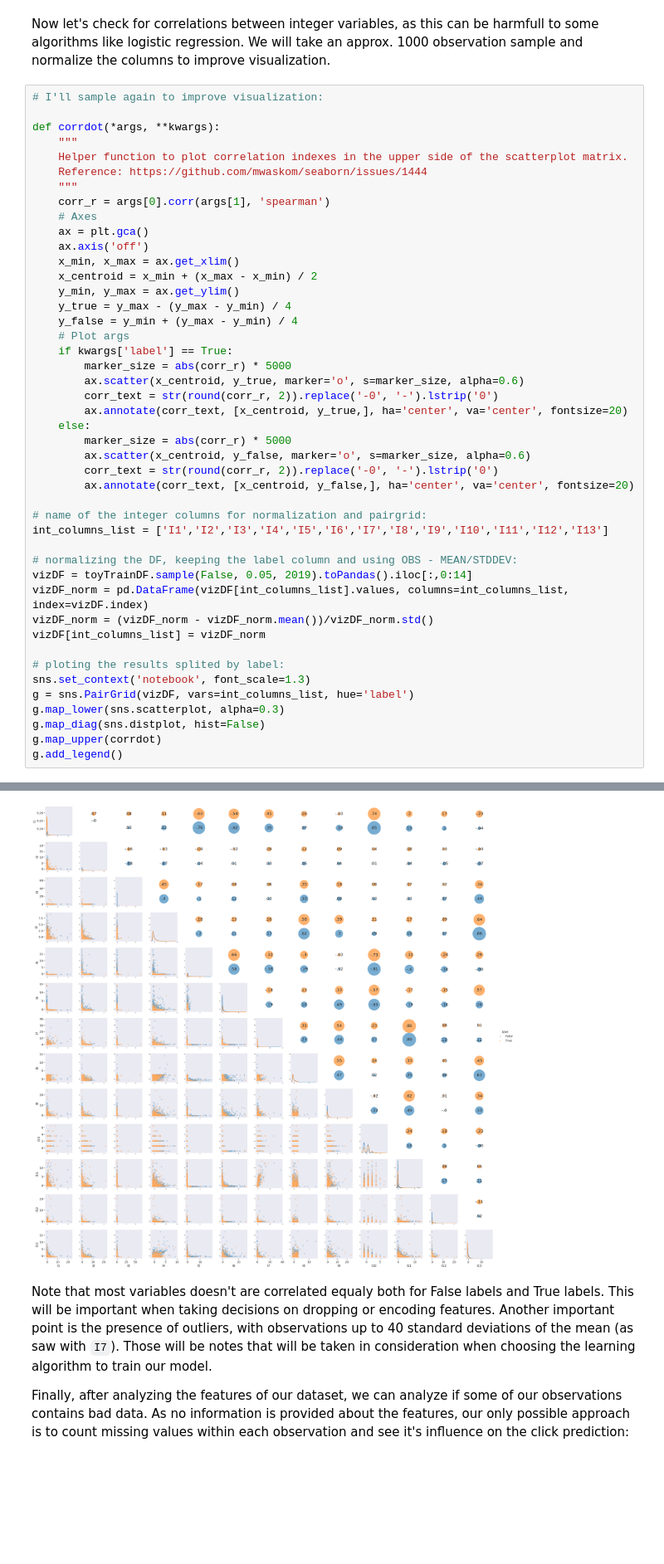
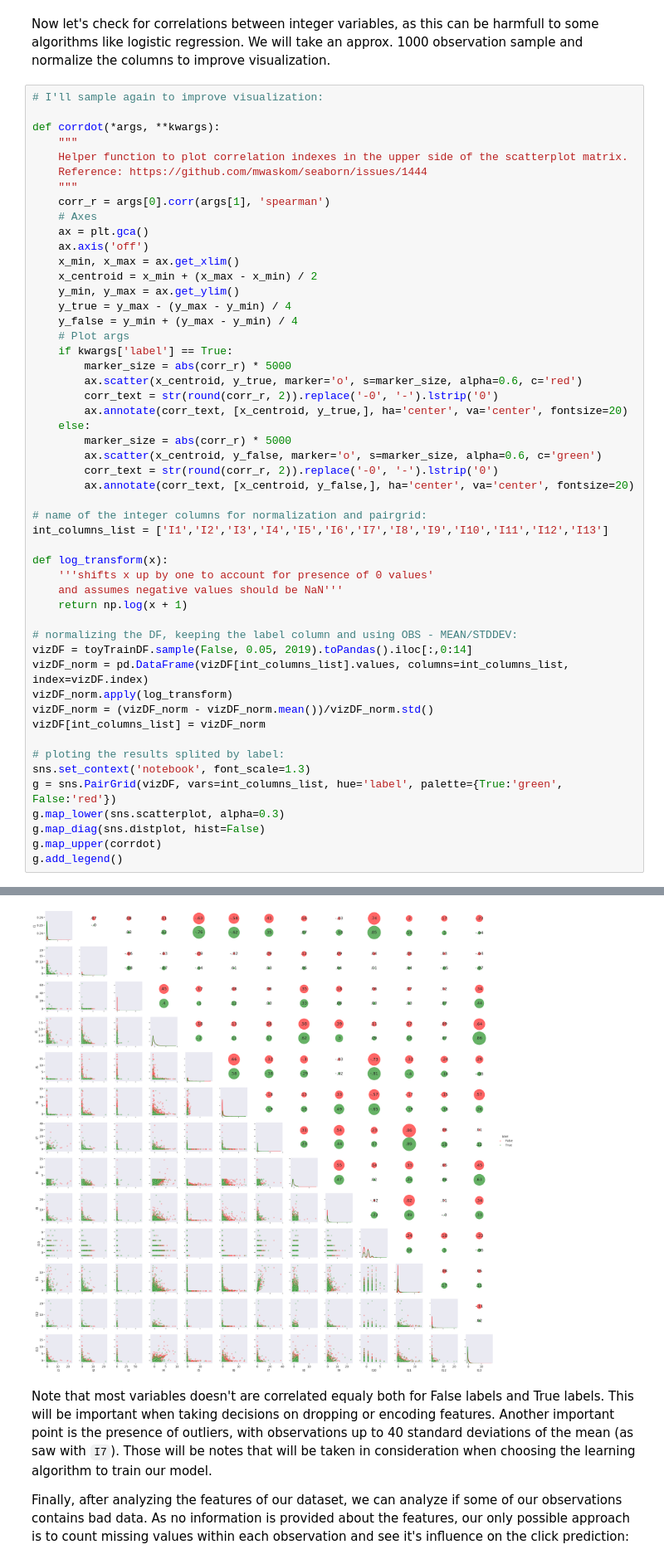
Before and after one commit to MScatolin/W261-SP19-Team13-FinalProject, a Jupyter notebook: QuestionFormulation.ipynb, the cells around one changed output, grey strips where cells are left out. Shown at 83% size. Drawn from its saved outputs; the diff is of its cells as text; blank space fills up the shorter version.

```diff
--- a/QuestionFormulation.ipynb
+++ b/QuestionFormulation.ipynb
@@ -343,37 +357,43 @@ def corrdot(*args, **kwargs):
     y_min, y_max = ax.get_ylim()
     y_true = y_max - (y_max - y_min) / 4
     y_false = y_min + (y_max - y_min) / 4
     # Plot args
     if kwargs['label'] == True:
         marker_size = abs(corr_r) * 5000
-        ax.scatter(x_centroid, y_true, marker='o', s=marker_size, alpha=0.6)
+        ax.scatter(x_centroid, y_true, marker='o', s=marker_size, alpha=0.6, c='red')
         corr_text = str(round(corr_r, 2)).replace('-0', '-').lstrip('0')
         ax.annotate(corr_text, [x_centroid, y_true,], ha='center', va='center', fontsize=20)
     else:
         marker_size = abs(corr_r) * 5000
-        ax.scatter(x_centroid, y_false, marker='o', s=marker_size, alpha=0.6)
+        ax.scatter(x_centroid, y_false, marker='o', s=marker_size, alpha=0.6, c='green')
         corr_text = str(round(corr_r, 2)).replace('-0', '-').lstrip('0')
         ax.annotate(corr_text, [x_centroid, y_false,], ha='center', va='center', fontsize=20)
 
 # name of the integer columns for normalization and pairgrid:
 int_columns_list = ['I1','I2','I3','I4','I5','I6','I7','I8','I9','I10','I11','I12','I13']
 
+def log_transform(x):
+    '''shifts x up by one to account for presence of 0 values'
+    and assumes negative values should be NaN'''
+    return np.log(x + 1)
+
 # normalizing the DF, keeping the label column and using OBS - MEAN/STDDEV:
 vizDF = toyTrainDF.sample(False, 0.05, 2019).toPandas().iloc[:,0:14]
 vizDF_norm = pd.DataFrame(vizDF[int_columns_list].values, columns=int_columns_list, index=vizDF.index)
+vizDF_norm.apply(log_transform)
 vizDF_norm = (vizDF_norm - vizDF_norm.mean())/vizDF_norm.std()
 vizDF[int_columns_list] = vizDF_norm
 
 # ploting the results splited by label:
 sns.set_context('notebook', font_scale=1.3)
-g = sns.PairGrid(vizDF, vars=int_columns_list, hue='label')
+g = sns.PairGrid(vizDF, vars=int_columns_list, hue='label', palette={True:'green', False:'red'})
 g.map_lower(sns.scatterplot, alpha=0.3)
 g.map_diag(sns.distplot, hist=False)
 g.map_upper(corrdot)
 g.add_legend()
 # %% [output]
 <seaborn.axisgrid.PairGrid at 0x...>
-[figure, old version]
+[figure, new version]
 # %% [markdown]
 Note that most variables doesn't are correlated equaly both for False labels and True labels. This will be important when taking decisions on dropping or encoding features. Another important point is the presence of outliers, with observations up to 40 standard deviations of the mean (as saw with `I7`). Those will be notes that will be taken in consideration when choosing the learning algorithm to train our model.
 
```
Also changed, not shown: parts of 8 cells of this notebook.
